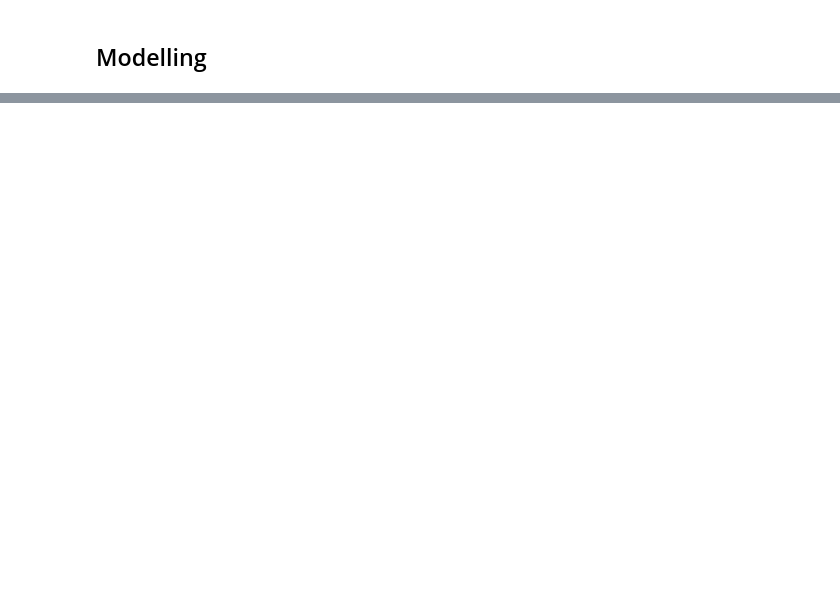
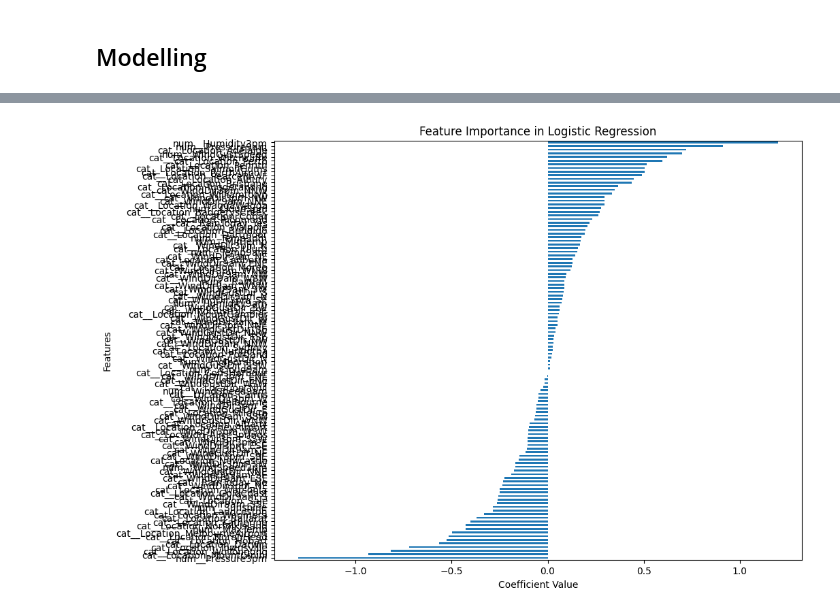
Before and after one commit to NodiraTillayeva/Data-Science-Roadmap, a Jupyter notebook: EPAM_3.ipynb, the cells around one changed output, grey strips where cells are left out. Cells and saved outputs as stored; diff of their text form; code cells hidden in the pictures; blank space fills up the shorter version.

```diff
--- a/EPAM_3.ipynb
+++ b/EPAM_3.ipynb
@@ -217,0 +269,17 @@ df.head()
+# %%
+
+
+# Training the logistic regression model
+lr_model = LogisticRegression(max_iter=1000, random_state=42)
+lr_model.fit(X_train, y_train)
+
+# Predicting on the test set
+y_pred = lr_model.predict(X_test)
+y_pred_proba = lr_model.predict_proba(X_test)[:, 1]  # Probability estimates
+
+# Evaluating the model
+accuracy = accuracy_score(y_test, y_pred)
+class_report = classification_report(y_test, y_pred)
+roc_auc = roc_auc_score(y_test, y_pred_proba)
+
+accuracy, class_report, roc_auc
@@ -217,0 +355,23 @@ df.head()
+# %%
+
+# Assuming 'best_model' is your trained Logistic Regression model
+coefficients = best_model.coef_[0]
+
+# Feature names after transformation (this can be complex with one-hot encoding)
+feature_names = preprocessor.get_feature_names_out()
+
+# Creating a Series for easy plotting
+importance = pd.Series(coefficients, index=feature_names)
+
+# Sorting the features by importance
+sorted_importance = importance.sort_values()
+
+# Plotting
+plt.figure(figsize=(10, 8))
+sorted_importance.plot(kind='barh')
+plt.title('Feature Importance in Logistic Regression')
+plt.xlabel('Coefficient Value')
+plt.ylabel('Features')
+plt.show()
+# %% [output]
+[figure, added]
```
Also changed, not shown: parts of 37 cells of this notebook.
